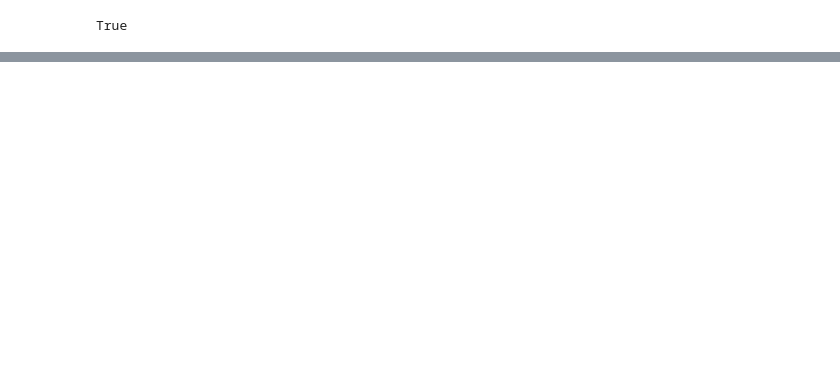
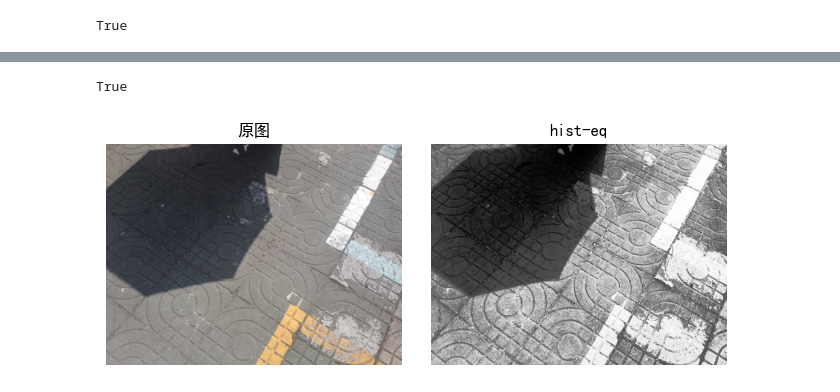
Before and after one commit to PattonLi/DIP-Project, a Jupyter notebook: _sources/tutorials/traditional-method.ipynb, the cells around one changed output, grey strips where cells are left out. Cells and saved outputs as stored; diff of their text form; code cells hidden in the pictures; blank space fills up the shorter version.

```diff
--- a/_sources/tutorials/traditional-method.ipynb
+++ b/_sources/tutorials/traditional-method.ipynb
@@ -117,0 +79,38 @@ True
+# %%
+def method_v1(img):
+    img = cv2.cvtColor(img, cv2.COLOR_BGR2GRAY)
+    res = cv2.equalizeHist(img)
+
+    return res
+
+img = cv2.imread('../images/model-result/A-100-1.png', -1)
+img_output = method_v1(img)
+cv2.imwrite('../images/tradition/100-1-histogram-equalization.png', img_output)
+# %% [output]
+True
+# %%
+# 创建2x5的子图网格
+fig, axs = plt.subplots(1, 2,figsize=(8, 6))
+
+# 指定每个子图的位置和标签
+positions = [(0, 0, '原图'), (0, 1, 'hist-eq')
+             ]
+
+img_path = ['../images/model-result/A-100-1.png','../images/tradition/100-1-histogram-equalization.png'
+            ]
+# 加载并显示每个子图的PNG图片
+for i,position in enumerate(positions):
+    path = img_path[i]
+    img = plt.imread(path)
+    axs[position[1]].imshow(img,cmap='gray')
+    axs[position[1]].set_title(position[2])
+    axs[position[1]].axis('off')
+
+# 调整子图之间的间距和外边距
+plt.subplots_adjust(wspace=0.1, hspace=0.2)
+plt.margins(0, 0)
+
+# 展示图形
+plt.show()
+# %% [output]
+[figure, added]
```
Also changed, not shown: parts of 19 cells of this notebook, 38 other files.
